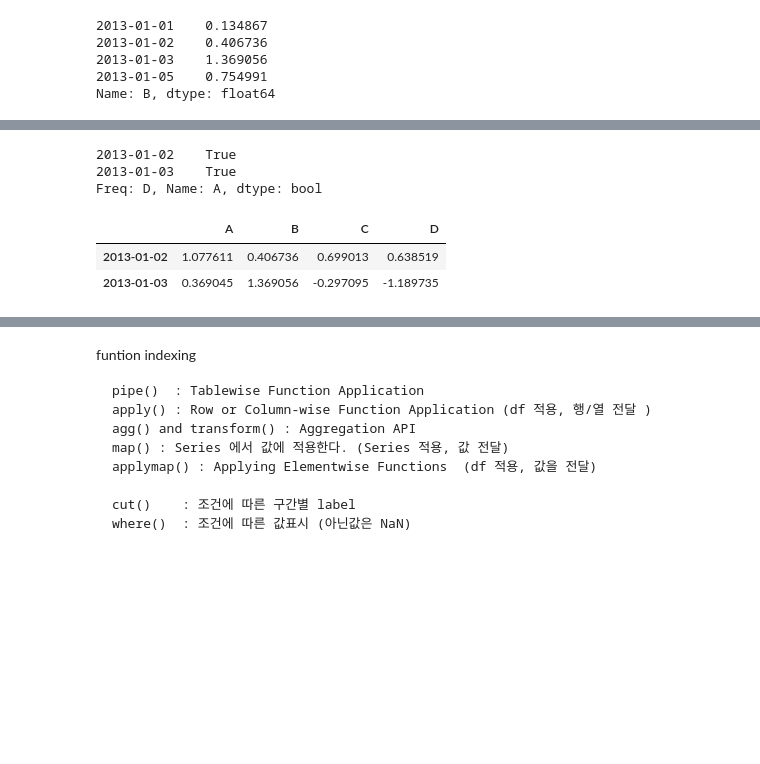
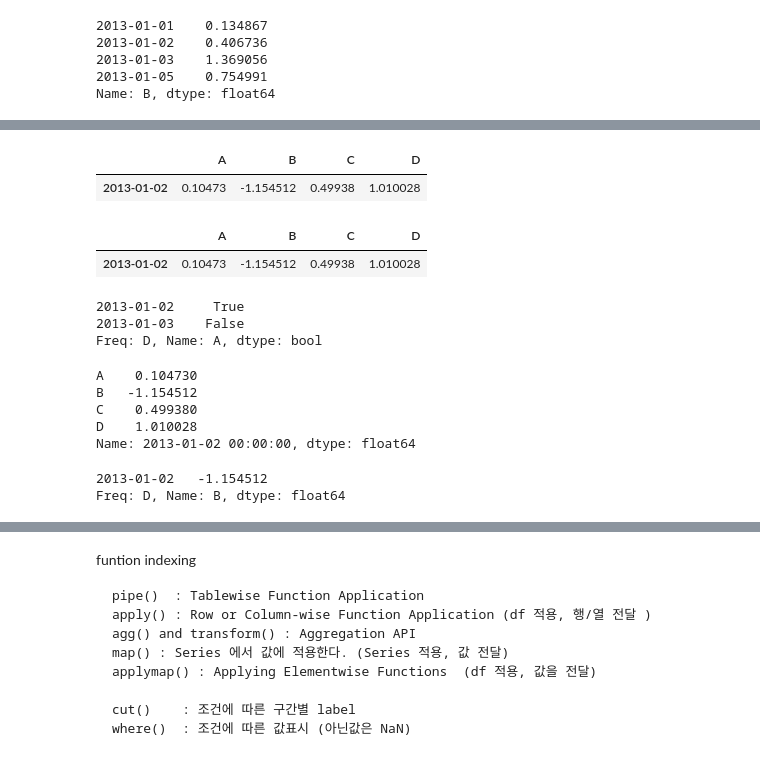
Before and after one commit to smjune/ipynb, a Jupyter notebook: pandas_guide.ipynb, the cells around one changed output, grey strips where cells are left out. Saved outputs shown, nothing was run; the diff lists cells and outputs as text; code cells hidden in the pictures; blank space fills up the shorter version.

```diff
--- a/pandas_guide.ipynb
+++ b/pandas_guide.ipynb
@@ -483,14 +529,36 @@ Name: B, dtype: float64
+# %%
+df.iloc[1:3][df.iloc[1:3].A >0]
+# %% [output]
+|  | A | B | C | D |
+| 2013-01-02 | 0.10473 | -1.154512 | 0.49938 | 1.010028 |
+# %%
+df[1:3][df[1:3].A > 0]   # chained indexing ???
+# %% [output]
+|  | A | B | C | D |
+| 2013-01-02 | 0.10473 | -1.154512 | 0.49938 | 1.010028 |
+# %%
+# df[df[1:3].A > 0]  은 오류가 난다.  df 의 index 와 df[1:3] 의 index 가 서로 맞지않다.
+# 조건에 대한 true 값의 index label '2013-01-02' 을 리턴한다.
+# 따라서 df['2013-01-02'] 가 오류
+
+df[1:3].A > 0
+# %% [output]
+2013-01-02     True
+2013-01-03    False
+Freq: D, Name: A, dtype: bool
+# %%
+# Unalignable boolean Series provided as indexer (index of the boolean Series and of the indexed object do not match).
+
+# df.loc[df[1:3].A > 0]
+df[1:3].loc[df[1:3].A >0]
+# %% [output]
+A    0.104730
+B   -1.154512
+C    0.499380
+D    1.010028
+Name: 2013-01-02 00:00:00, dtype: float64
 # %%
-df[1:3].A > 0
+df[1:3][df[0:4].A  > 0]['B']
 # %% [output]
-2013-01-02    True
-2013-01-03    True
-Freq: D, Name: A, dtype: bool
+2013-01-02   -1.154512
+Freq: D, Name: B, dtype: float64
-# %%
-df[1:3][df[1:3].A > 0]
-
-# df[df[1:3].A > 0]  은 오류가 난다.  df 의 index 와 df[1:3] 의 index 가 서로 맞지않다.
-# %% [output]
-|  | A | B | C | D |
-| 2013-01-02 | 1.077611 | 0.406736 | 0.699013 | 0.638519 |
-| 2013-01-03 | 0.369045 | 1.369056 | -0.297095 | -1.189735 |
```
Also changed, not shown: parts of 19 cells of this notebook, 4 other files.
